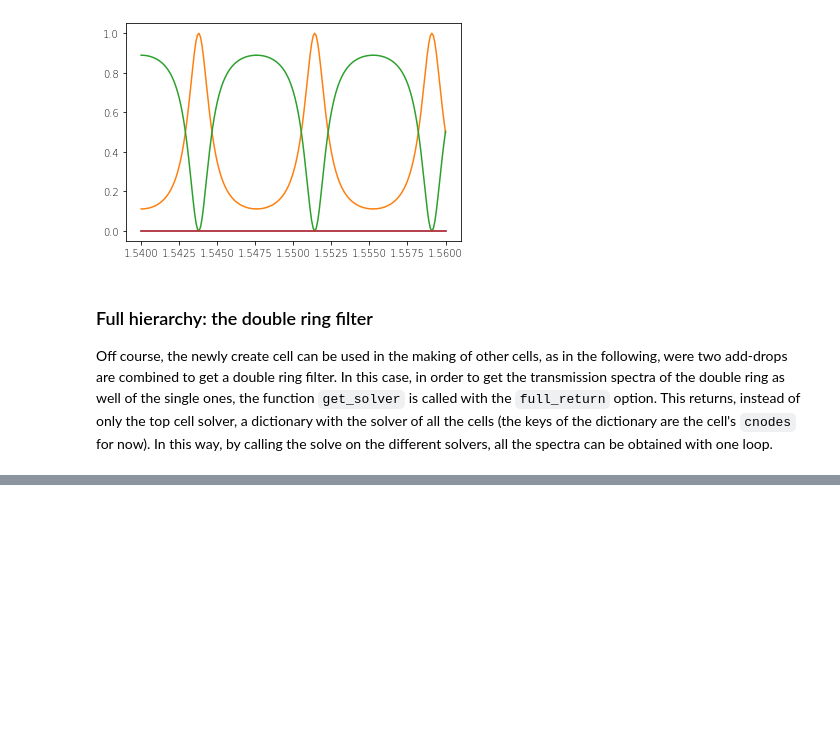
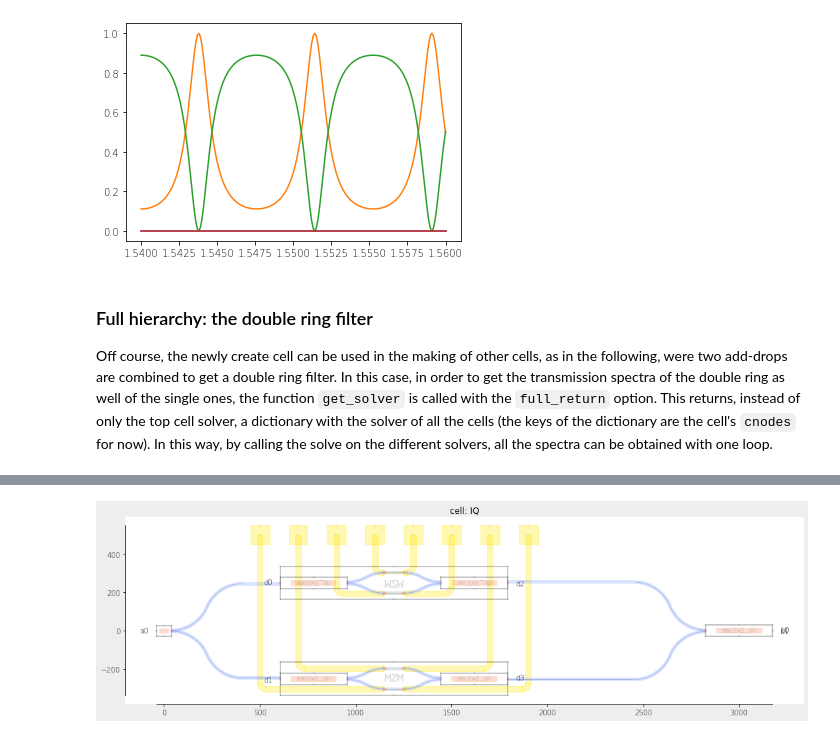
Before and after one commit to mpasson/lekkersim, a Jupyter notebook: jupiter/Nazca Integration.ipynb, the cells around one changed output, grey strips where cells are left out. Drawn from its saved outputs; the diff is of its cells as text; code cells hidden in the pictures; blank space fills up the shorter version.

```diff
--- a/jupiter/Nazca Integration.ipynb
+++ b/jupiter/Nazca Integration.ipynb
@@ -197,0 +330,85 @@ Free pins of solver:       Solver of Double_Filter (id=139629724970176))
+# %%
+with nd.Cell(name='MZM', autobbox=True) as MZM_bal:
+    m1=MMI.put()
+    demo.shallow.sbend(offset=50.0).put()
+    ps=PS.put(param_mapping={'PS': 'PS1'})
+    demo.shallow.sbend(offset=-50.0).put()
+    m2=MMI.put()
+    demo.shallow.sbend(offset=-50.0).put(m1.pin['b1'])
+    ps2=PS.put(param_mapping={'PS': 'PS2'})
+    demo.shallow.sbend(offset=50.0).put()
+
+    nd.Pin('a0').put(m1.pin['a0'])
+    nd.Pin('a1').put(m1.pin['a1'])
+    nd.Pin('b0').put(m2.pin['b0'])
+    nd.Pin('b1').put(m2.pin['b1'])
+
+    nd.Pin('c0').put(ps.pin['c0'])
+    nd.Pin('c1').put(ps.pin['c1'])
+    nd.Pin('c2').put(ps2.pin['c0'])
+    nd.Pin('c3').put(ps2.pin['c1'])
+
+
+
+MMI1x2=demo.mmi1x2_sh()
+with nd.Cell(name='IQ') as IQ:
+    m1=MMI1x2.put('cc',0,0,180)
+    m2=MMI.put('cc',3000.0,0,180)
+    mzm1=MZM_bal.put('cc',1200.0,250,180,flip=True,param_mapping={'PS1' : 'I1', 'PS2' : 'I2'})
+    mzm2=MZM_bal.put('cc',1200.0,-250,180,param_mapping={'PS1' : 'Q1', 'PS2' : 'Q2'})
+
+    demo.shallow.sbend_p2p(m1.pin['b0'],mzm1.pin['a0']).put()
+    demo.shallow.sbend_p2p(m1.pin['b1'],mzm2.pin['a0']).put()
+    demo.shallow.sbend_p2p(m2.pin['a0'],mzm1.pin['b1']).put()
+    demo.shallow.sbend_p2p(m2.pin['a1'],mzm2.pin['b1']).put()
+
+    nd.Pin('a0').put(m1.pin['a0'])
+    nd.Pin('b0').put(m2.pin['b0'])
+    nd.Pin('b1').put(m2.pin['b1'])
+
+    nd.Pin('d0').put(mzm1.pin['a1'])
+    nd.Pin('d1').put(mzm2.pin['a1'])
+    nd.Pin('d2').put(mzm1.pin['b0'])
+    nd.Pin('d3').put(mzm2.pin['b0'])
+
+
+    DCp.put(500.0,500.0,180.0)
+    demo.metaldc.strt_bend_strt_p2p(mzm2.pin['c2']).put()
+    DCp.put(700.0,500.0,180.0)
+    demo.metaldc.strt_bend_strt_p2p(mzm2.pin['c0']).put()
+    DCp.put(900.0,500.0,180.0)
+    demo.metaldc.strt_bend_strt_p2p(mzm1.pin['c0']).put()
+    DCp.put(1100.0,500.0,180.0)
+    demo.metaldc.strt_bend_strt_p2p(mzm1.pin['c2']).put()
+    DCp.put(1300.0,500.0,180.0)
+    demo.metaldc.strt_bend_strt_p2p(mzm1.pin['c3']).put()
+    DCp.put(1500.0,500.0,180.0)
+    demo.metaldc.strt_bend_strt_p2p(mzm1.pin['c1']).put()
+    DCp.put(1700.0,500.0,180.0)
+    demo.metaldc.strt_bend_strt_p2p(mzm2.pin['c1']).put()
+    DCp.put(1900.0,500.0,180.0)
+    demo.metaldc.strt_bend_strt_p2p(mzm2.pin['c3']).put()
+
+
+nd.export_plt(topcells=IQ)
+sol=nd.get_solver(IQ)
+
+sol.show_structures()
+sol.show_connections()
+sol.show_free_pins()
+sv.solver_print(sol)
+
+plt.figure(figsize=[5.0,5.0])
+A=sol.solve(wl=1.55,I1=0.0,I2=0.0,Q1=0.0,Q2=0.0).get_A('a0','b0')
+plt.plot(A.real,A.imag,'.r')
+A=sol.solve(wl=1.55,I1=0.5,I2=0.0,Q1=0.0,Q2=0.0).get_A('a0','b0')
+plt.plot(A.real,A.imag,'.g')
+A=sol.solve(wl=1.55,I1=0.0,I2=0.0,Q1=0.5,Q2=0.0).get_A('a0','b0')
+plt.plot(A.real,A.imag,'.b')
+A=sol.solve(wl=1.55,I1=0.5,I2=0.0,Q1=0.5,Q2=0.0).get_A('a0','b0')
+plt.plot(A.real,A.imag,'.k')
+plt.xlabel('Real(A)')
+plt.ylabel('Imag(A)')
+
+plt.plot()
+# %% [output]
@@ -197,0 +419 @@ Free pins of solver:       Solver of Double_Filter (id=139629724970176))
+[figure, added]
```
Also changed, not shown: parts of 10 cells of this notebook, 2 other files.
